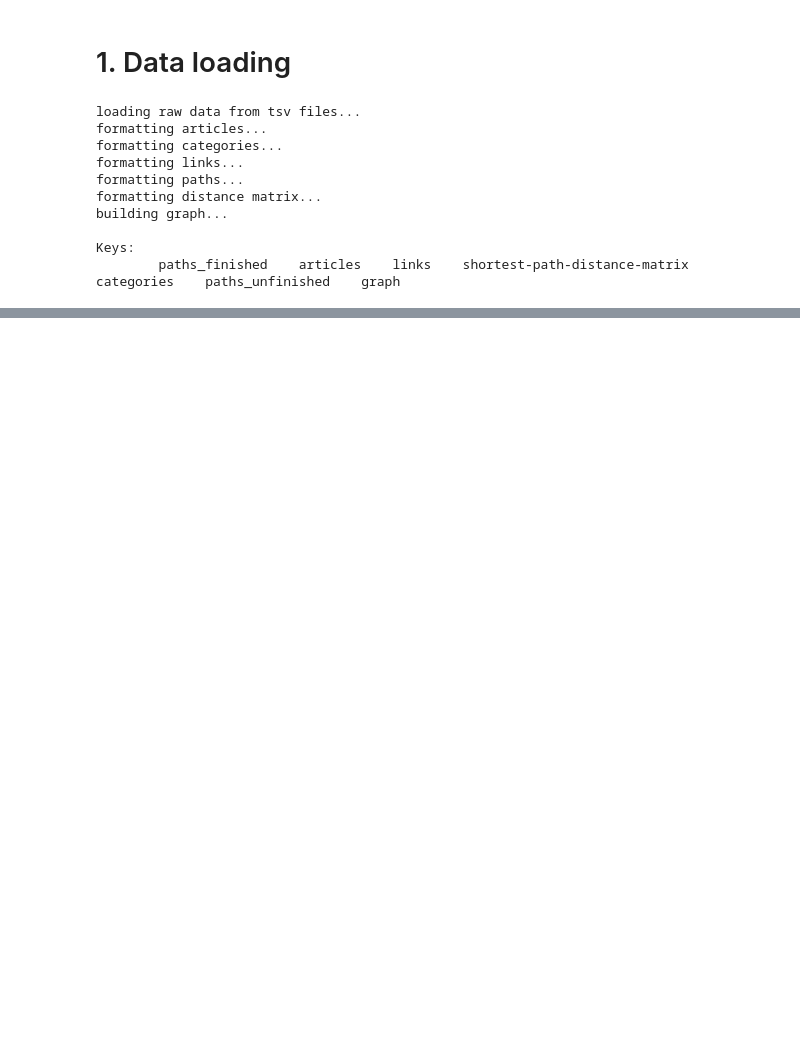
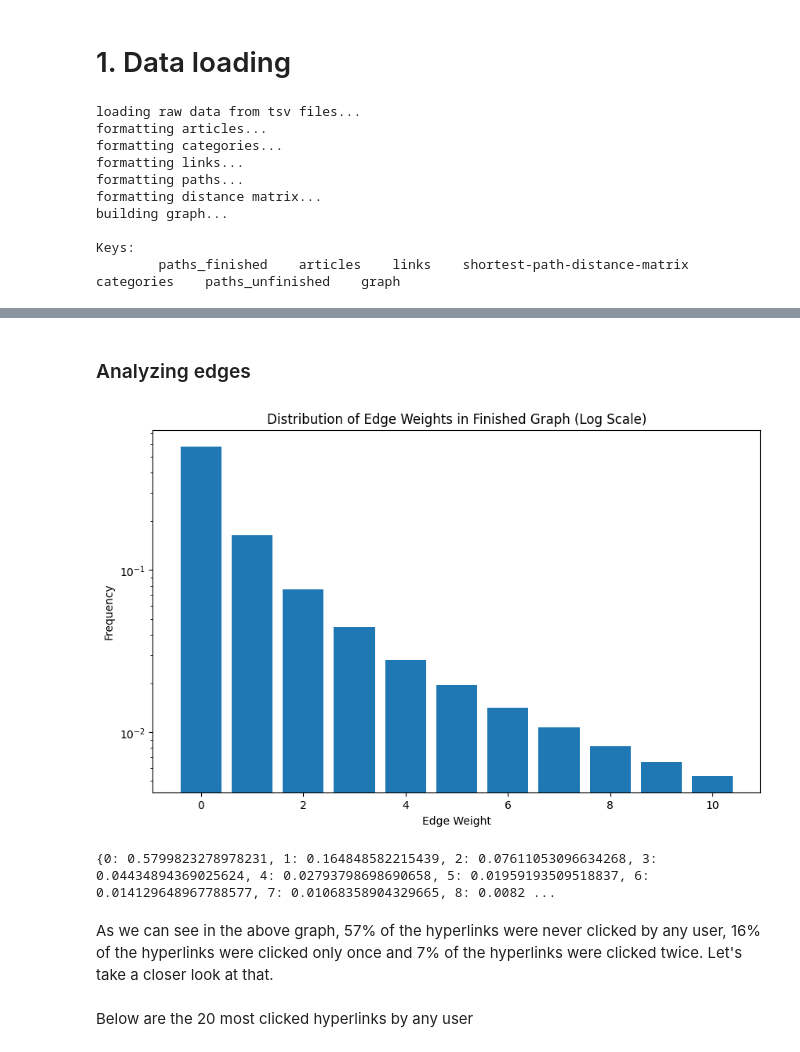
Before and after one commit to epfl-ada/ada-2024-project-5pack, a Jupyter notebook: graph_analysis.ipynb, the cells around one changed output, grey strips where cells are left out. Cells and saved outputs as stored; diff of their text form; code cells hidden in the pictures; blank space fills up the shorter version.

Commit message:
Add edges analysis

```diff
--- a/graph_analysis.ipynb
+++ b/graph_analysis.ipynb
@@ -78,7 +94,7 @@ def get_graph(dataframe: str) -> nx.DiGraph:
         graph.add_edge(source, dest, weight=count)
 
     assert(graph.number_of_nodes() == len(graph_data['articles']) + 1)
-    assert(graph.number_of_edges() <= len(graph_data['links']))
+    assert(abs(graph.number_of_edges() - len(graph_data['links']) - len(graph_data['articles'])) <= 4)
     return graph
 # %%
 finished_graph = get_graph('paths_finished')
@@ -84,0 +104,29 @@ finished_graph = get_graph('paths_finished')
+# %% [markdown]
+### Analyzing edges
+# %%
+# Extract edge weights
+weights = [data['weight'] for _, _, data in finished_graph.edges(data=True)]
+num_edges = len(weights)
+frequencies = {w: weights.count(w) / num_edges for w in set(weights)}
+
+# Cut off the tail for better visualization
+cutoff = 0.005
+filtered_frequencies = {k: v for k, v in frequencies.items() if v >= cutoff}
+
+# Plot filtered_frequencies with log scale
+plt.figure(figsize=(10, 6))
+plt.bar(filtered_frequencies.keys(), filtered_frequencies.values())
+plt.xlabel('Edge Weight')
+plt.ylabel('Frequency')
+plt.yscale('log')
+plt.title('Distribution of Edge Weights in Finished Graph (Log Scale)')
+plt.show()
+
+print(frequencies)
+# %% [output]
+[figure, added]
+{0: 0.5799823278978231, 1: 0.164848582215439, 2: 0.07611053096634268, 3: 0.04434894369025624, 4: 0.02793798698690658, 5: 0.01959193509518837, 6: 0.014129648967788577, 7: 0.01068358904329665, 8: 0.0082 ...
+# %% [markdown]
+As we can see in the above graph, 57% of the hyperlinks were never clicked by any user, 16% of the hyperlinks were clicked only once and 7% of the hyperlinks were clicked twice. Let's take a closer look at that.
+# %% [markdown]
+Below are the 20 most clicked hyperlinks by any user
```
Also changed, not shown: parts of 4 cells of this notebook.
